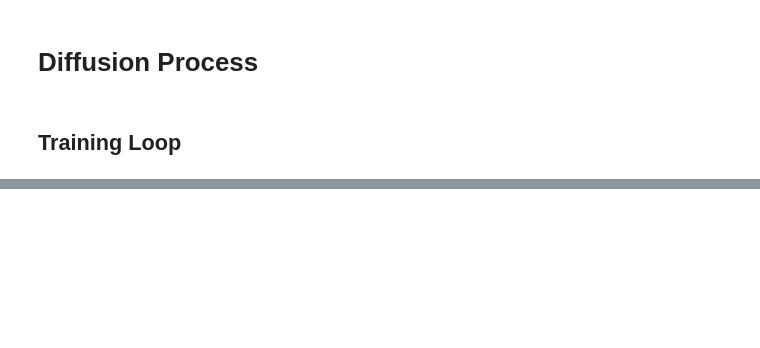
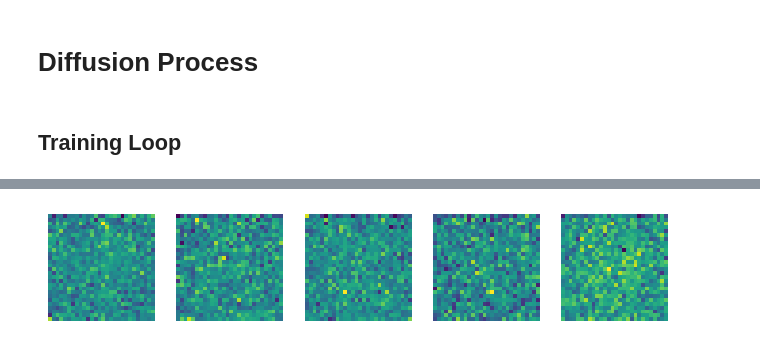
Before and after one commit to samuel23taku/NoteBooks, a Jupyter notebook: DiffusionModel.ipynb, the cells around one changed output, grey strips where cells are left out. Saved outputs shown, nothing was run; the diff lists cells and outputs as text; code cells hidden in the pictures; blank space fills up the shorter version.

```diff
--- a/DiffusionModel.ipynb
+++ b/DiffusionModel.ipynb
@@ -54,6 +56,7 @@ plt.show()
 # %% [markdown]
 # Diffusion Process
 # %%
+device = torch.device("cuda" if torch.cuda.is_available() else "cpu")
 class Util_DoubleConv(nn.Module):
   def __init__(self,in_channels,out_channels,mid_channels=None): # mid_channels for number of neurons in the middle layer
     super().__init__()
@@ -126,6 +129,8 @@ class DiffusionUNet(nn.Module):
         self.n_channels = in_channels
         self.n_classes = n_classes
         self.bilinear = bilinear
+        self.n_times = 1000
+        self.img_H, self.img_W, self.img_C = [28,28,1]
 
         self.inc = (Util_DoubleConv(in_channels, 64))
         self.down1 = (Util_DownScale(64, 128))
@@ -152,17 +157,8 @@ class DiffusionUNet(nn.Module):
       logits = self.outc(x)
       return logits
 
-    def use_checkpointing(self):
-      self.inc = torch.utils.checkpoint(self.inc)
-      self.down1 = torch.utils.checkpoint(self.down1)
-      self.down2 = torch.utils.checkpoint(self.down2)
-      self.down3 = torch.utils.checkpoint(self.down3)
-      self.down4 = torch.utils.checkpoint(self.down4)
-      self.up1 = torch.utils.checkpoint(self.up1)
-      self.up2 = torch.utils.checkpoint(self.up2)
-      self.up3 = torch.utils.checkpoint(self.up3)
-      self.up4 = torch.utils.checkpoint(self.up4)
-      self.outc = torch.utils.checkpoint(self.outc)
+
+
 # The noising part
 def forward_diffusion(alphas_cumprod, x_start, t, noise):
     batch_size, _, height, width = x_start.size()
@@ -230,68 +237,37 @@ KeyboardInterrupt:
 # %%
 # Loading Model Weights
 T = 1000
-
-def load_model(model, weights_path):
+def load_model(model,weights_path):
     model.load_state_dict(torch.load(weights_path))
     model.eval()
     print(f'Model weights loaded from {weights_path}')
 
 # Load the model weights
-device = 'cuda' if torch.cuda.is_available() else 'cpu'
-model = DiffusionUNet(in_channels=1, n_classes=1, bilinear=False).to(device)
-load_model(model, "weights_1.pth")
+model = DiffusionUNet(in_channels=1,n_classes=1,bilinear=False).to(device)
+load_model(model,"weights_48.pth")
 
-# Get alphas_cumprod and move it to the correct device
 alphas_cumprod = get_alphas_cumprod(T)
-alphas_cumprod = torch.tensor(alphas_cumprod).float().to(device)
-
+alphas_cumprod = torch.tensor(alphas_cumprod).float()
 
 epsilon = 1e-8  # Small constant to avoid division by zero
-def check_model_weights(model):
-    for name, param in model.named_parameters():
-        if torch.isnan(param).any():
-            print(f"NaNs found in weights: {name}")
+def sample():
+  with torch.no_grad():
+    x = torch.randn(5, 1, 28, 28, device=device)  # Start with random noise
+    for t in reversed(range(T)):
+      predicted_noise = model(x)
+      # print("Predicted noise is ",x) Returning NaN
+      sqrt_alpha = np.sqrt(alphas_cumprod[t] + epsilon)  # Add epsilon here
 
-check_model_weights(model)
+      image = (x - predicted_noise) / sqrt_alpha
+  return image.cpu()
 
+images = sample()
+print(images.shape)
 
-def sample(model, num_samples=3):
-    model.eval()
-    with torch.no_grad():
-        x = torch.randn(num_samples, 1, 28, 28, device=device)  # Start with random noise
-        for t in reversed(range(T)):
-            predicted_noise = model(x)
-
-            # Debugging: Check for NaNs in predicted noise
-            if torch.isnan(predicted_noise).any():
-                print(f"Model output contains NaNs at timestep {t}!")
-                print("Predicted noise:", predicted_noise)
-                return None
-
-            sqrt_alpha = torch.sqrt(alphas_cumprod[t] + epsilon)  # Use torch.sqrt
-            x = (x - predicted_noise) / sqrt_alpha
-
-            # Check for NaNs in the updated tensor
-            if torch.isnan(x).any():
-                print(f"Updated tensor contains NaNs at timestep {t}!")
-                print("Current tensor:", x)
-                return None
-    return x.cpu()
-
-# Generate new images
-generated_images = sample(model)
-
-# # Ensure that there are no NaNs in the generated images
-# if generated_images is not None and torch.isnan(generated_images).any():
-#     print("Generated images contain NaNs!")
-# else:
-#     print("Generated images are", generated_images)
-
-#     # Plot the generated images
-#     plt.figure(figsize=(8, 8))
-#     for i in range(len(generated_images)):  # Use len(generated_images) to match the number of images generated
-#         plt.subplot(1, len(generated_images), i + 1)
-#         plt.imshow(generated_images[i].reshape(28, 28), cmap='gray')
-#         plt.axis('off')
-#     plt.show()
+plt.figure(figsize=(8, 8))
+for i in range(len(images)):  # Use len(generated_images) to match the number of images generated
+    plt.subplot(1, len(images), i+1)
+    plt.imshow(images[i].reshape(28, 28))
+    plt.axis('off')
+plt.show()
 # %% [output]
@@ -314,0 +276 @@ Predicted noise: tensor([[[[nan, nan, nan,  ..., nan, nan, nan],
+[figure, added]
```
Also changed, not shown: parts of 4 cells of this notebook.
